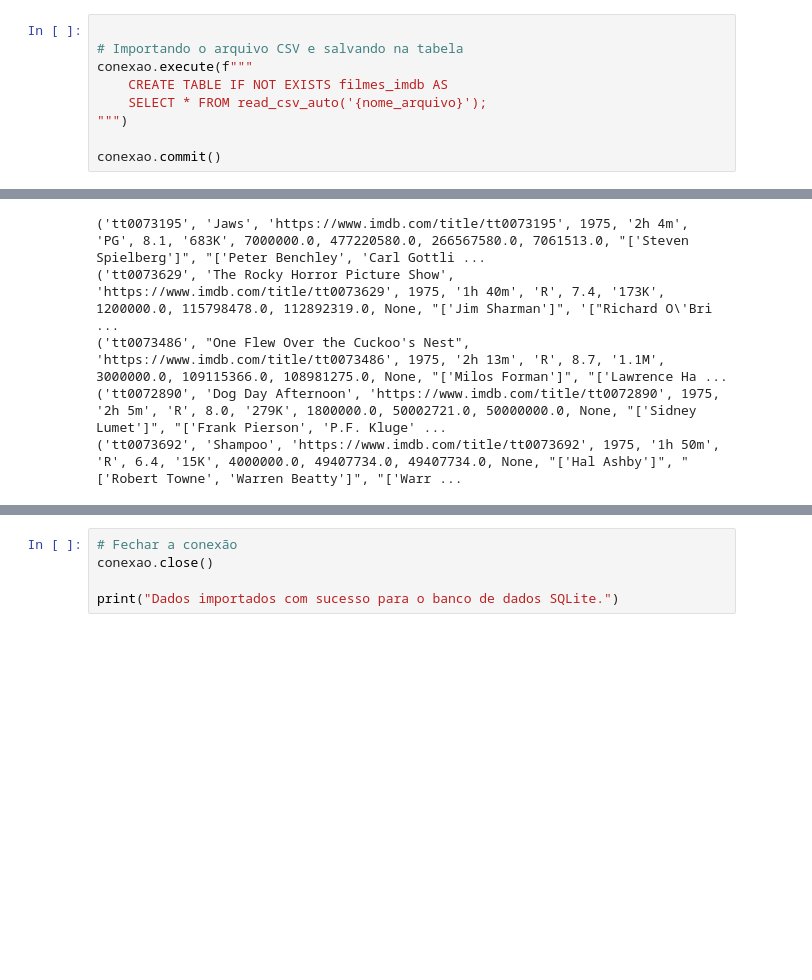
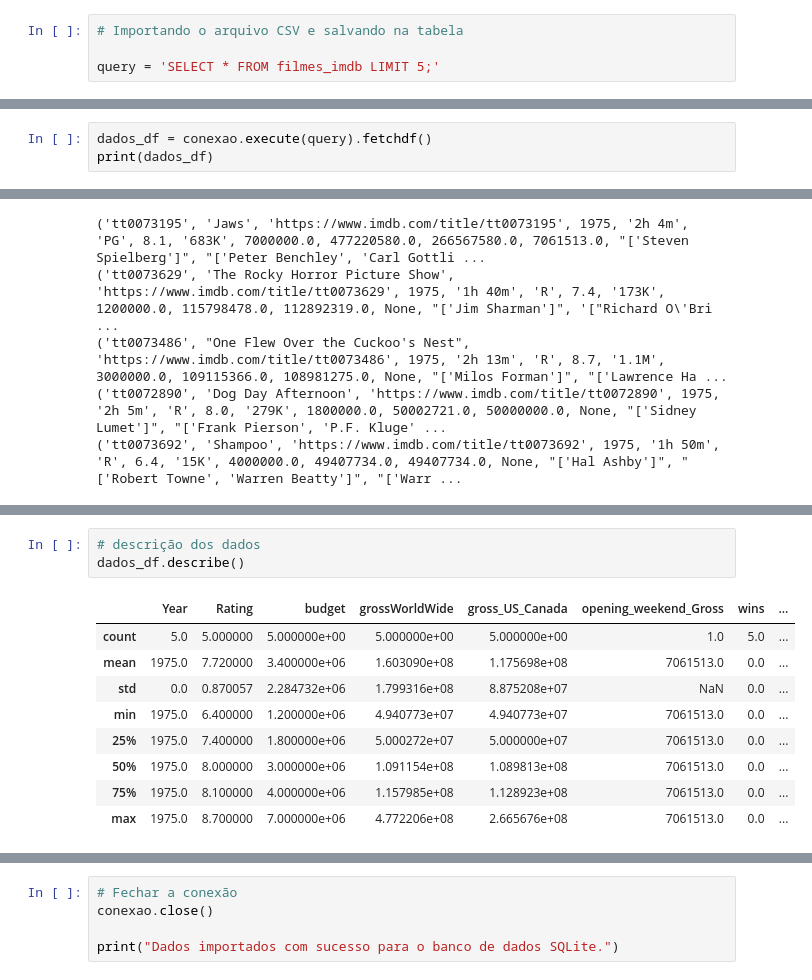
Before and after one commit to alunosilaspo/projeto-filme, a Jupyter notebook: notebooks/consultas.ipynb, the cells around one changed output, grey strips where cells are left out. Drawn from its saved outputs; the diff is of its cells as text; blank space fills up the shorter version.

```diff
--- a/notebooks/consultas.ipynb
+++ b/notebooks/consultas.ipynb
@@ -31,9 +16,4 @@ conexao = duckdb.connect('../dados/filme_duckdb.db')
 # %%
+# Importando o arquivo CSV e salvando na tabela
 
-# Importando o arquivo CSV e salvando na tabela
-conexao.execute(f"""
-    CREATE TABLE IF NOT EXISTS filmes_imdb AS
-    SELECT * FROM read_csv_auto('{nome_arquivo}');
-""")
-
-conexao.commit()
+query = 'SELECT * FROM filmes_imdb LIMIT 5;'
@@ -51,0 +25,3 @@ print(dados)
+# %%
+dados_df = conexao.execute(query).fetchdf()
+print(dados_df)
@@ -60,0 +92,13 @@ for dado in dados:
+# %%
+# descrição dos dados
+dados_df.describe()
+# %% [output]
+|  | Year | Rating | budget | grossWorldWide | gross_US_Canada | opening_weekend_Gross | wins | ... |
+| count | 5.0 | 5.000000 | 5.000000e+00 | 5.000000e+00 | 5.000000e+00 | 1.0 | 5.0 | ... |
+| mean | 1975.0 | 7.720000 | 3.400000e+06 | 1.603090e+08 | 1.175698e+08 | 7061513.0 | 0.0 | ... |
+| std | 0.0 | 0.870057 | 2.284732e+06 | 1.799316e+08 | 8.875208e+07 | NaN | 0.0 | ... |
+| min | 1975.0 | 6.400000 | 1.200000e+06 | 4.940773e+07 | 4.940773e+07 | 7061513.0 | 0.0 | ... |
+| 25% | 1975.0 | 7.400000 | 1.800000e+06 | 5.000272e+07 | 5.000000e+07 | 7061513.0 | 0.0 | ... |
+| 50% | 1975.0 | 8.000000 | 3.000000e+06 | 1.091154e+08 | 1.089813e+08 | 7061513.0 | 0.0 | ... |
+| 75% | 1975.0 | 8.100000 | 4.000000e+06 | 1.157985e+08 | 1.128923e+08 | 7061513.0 | 0.0 | ... |
+| max | 1975.0 | 8.700000 | 7.000000e+06 | 4.772206e+08 | 2.665676e+08 | 7061513.0 | 0.0 | ... |
```
Also changed, not shown: parts of 19 cells of this notebook.
